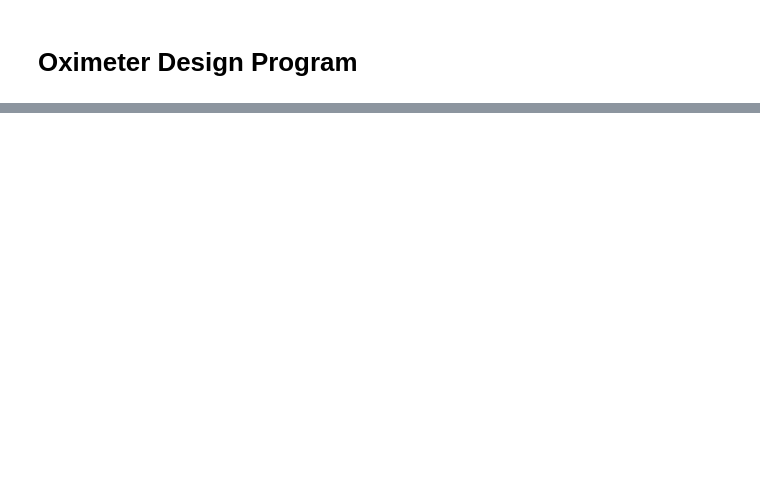
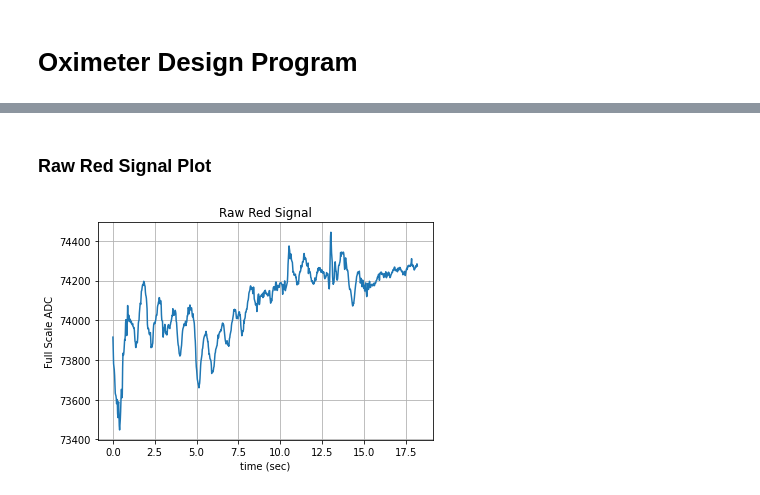
Before and after one commit to KingMatty314/TinyPicoHealthWatch, a Jupyter notebook: notebooks/Oximeter.ipynb, the cells around one changed output, grey strips where cells are left out. Drawn from its saved outputs; the diff is of its cells as text; code cells hidden in the pictures; blank space fills up the shorter version.

```diff
--- a/notebooks/Oximeter.ipynb
+++ b/notebooks/Oximeter.ipynb
@@ -22,0 +25,11 @@
+# %% [markdown]
+### Raw Red Signal Plot
+# %%
+plt.plot(time, red)
+plt.xlabel("time (sec)")
+plt.ylabel("Full Scale ADC")
+plt.title("Raw Red Signal")
+plt.grid()
+plt.show()
+# %% [output]
+[figure, added]
```
Also changed, not shown: parts of 21 cells of this notebook, 3 other files.
